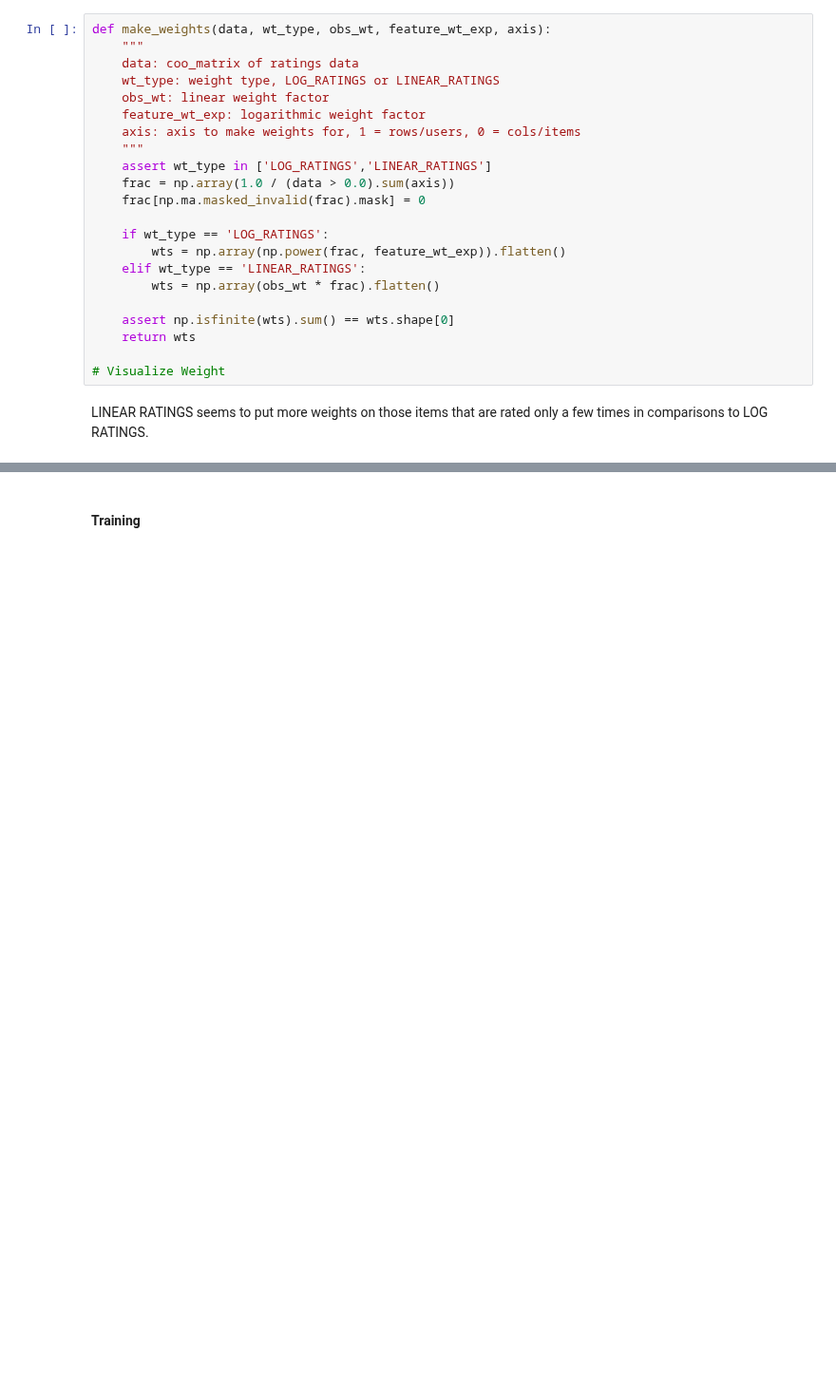
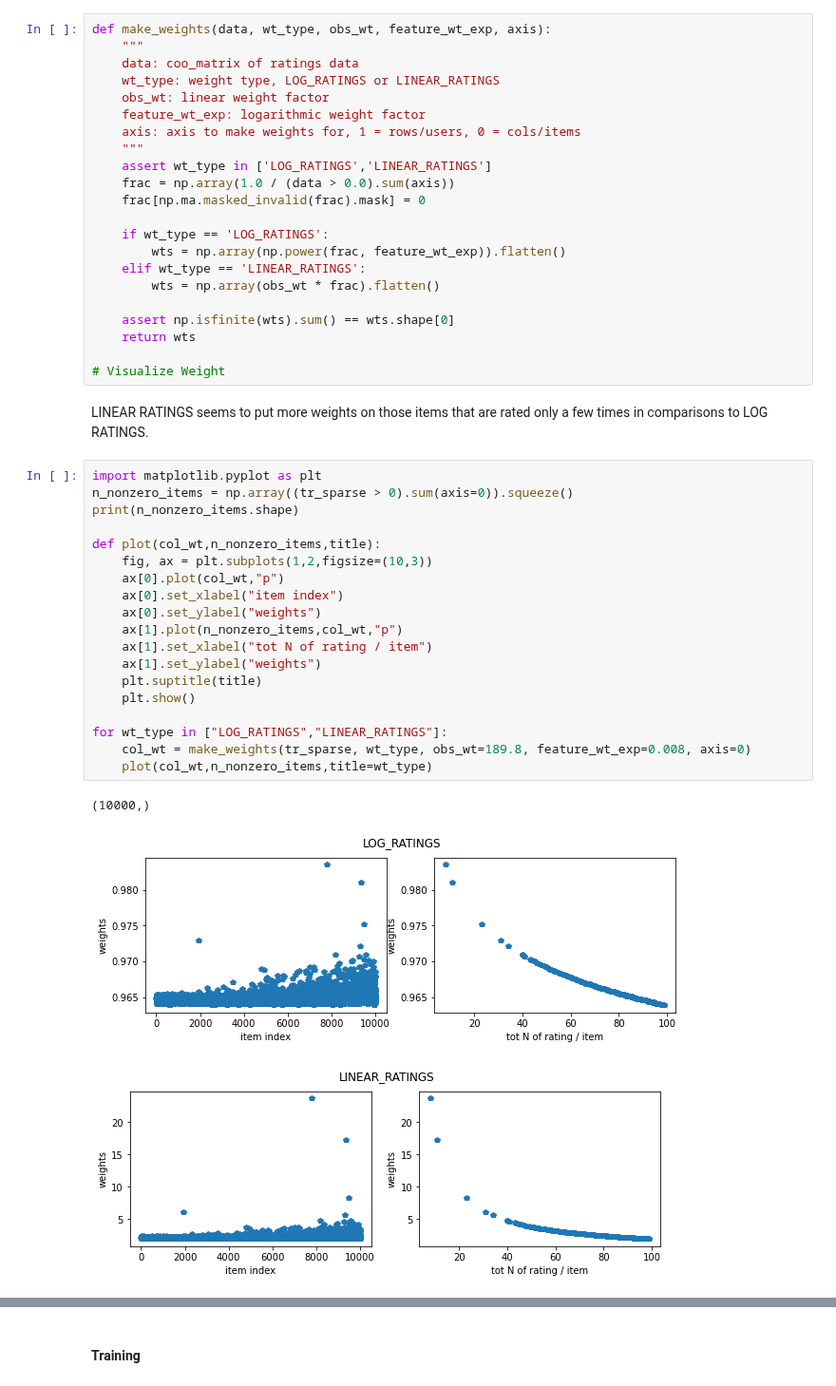
Before and after one commit to jinfeijoy/NLP, a Jupyter notebook: recomend_system/English/goodbooks_10k_exploration.ipynb, the cells around one changed output, grey strips where cells are left out. Shown at 95% size. Cells and saved outputs as stored; diff of their text form; blank space fills up the shorter version.

```diff
--- a/recomend_system/English/goodbooks_10k_exploration.ipynb
+++ b/recomend_system/English/goodbooks_10k_exploration.ipynb
@@ -159,3 +159,26 @@ def make_weights(data, wt_type, obs_wt, feature_wt_exp, axis):
 # Visualize Weight
 # %% [markdown]
 LINEAR RATINGS seems to put more weights on those items that are rated only a few times in comparisons to LOG RATINGS.
+# %%
+import matplotlib.pyplot as plt
+n_nonzero_items = np.array((tr_sparse > 0).sum(axis=0)).squeeze()
+print(n_nonzero_items.shape)
+
+def plot(col_wt,n_nonzero_items,title):
+    fig, ax = plt.subplots(1,2,figsize=(10,3))
+    ax[0].plot(col_wt,"p")
+    ax[0].set_xlabel("item index")
+    ax[0].set_ylabel("weights")
+    ax[1].plot(n_nonzero_items,col_wt,"p")
+    ax[1].set_xlabel("tot N of rating / item")
+    ax[1].set_ylabel("weights")
+    plt.suptitle(title)
+    plt.show()
+
+for wt_type in ["LOG_RATINGS","LINEAR_RATINGS"]:
+    col_wt = make_weights(tr_sparse, wt_type, obs_wt=189.8, feature_wt_exp=0.008, axis=0)
+    plot(col_wt,n_nonzero_items,title=wt_type)
+# %% [output]
+(10000,)
+[figure, added]
+[figure, added]
```
Also changed, not shown: parts of 4 cells of this notebook, 1 other file.
